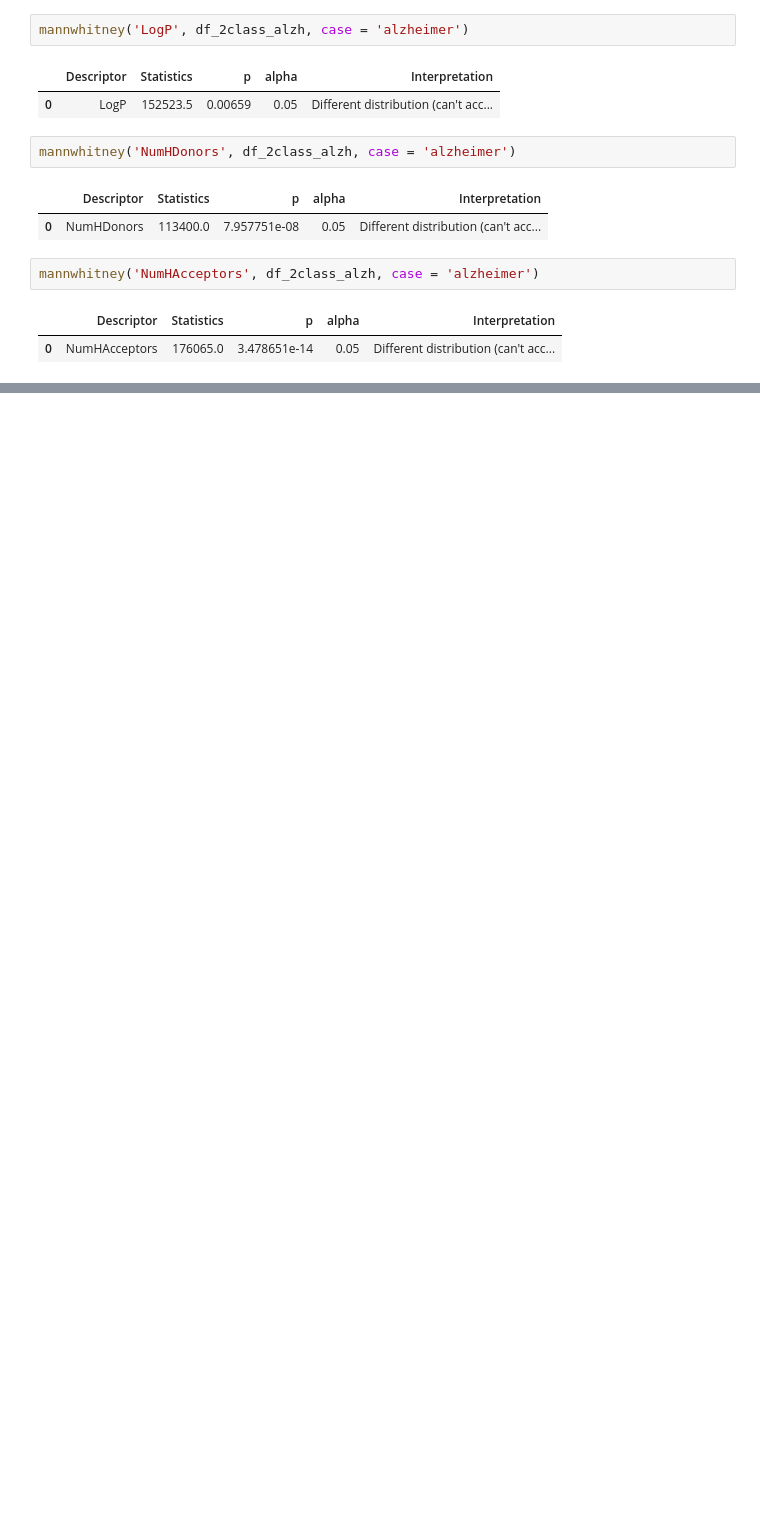
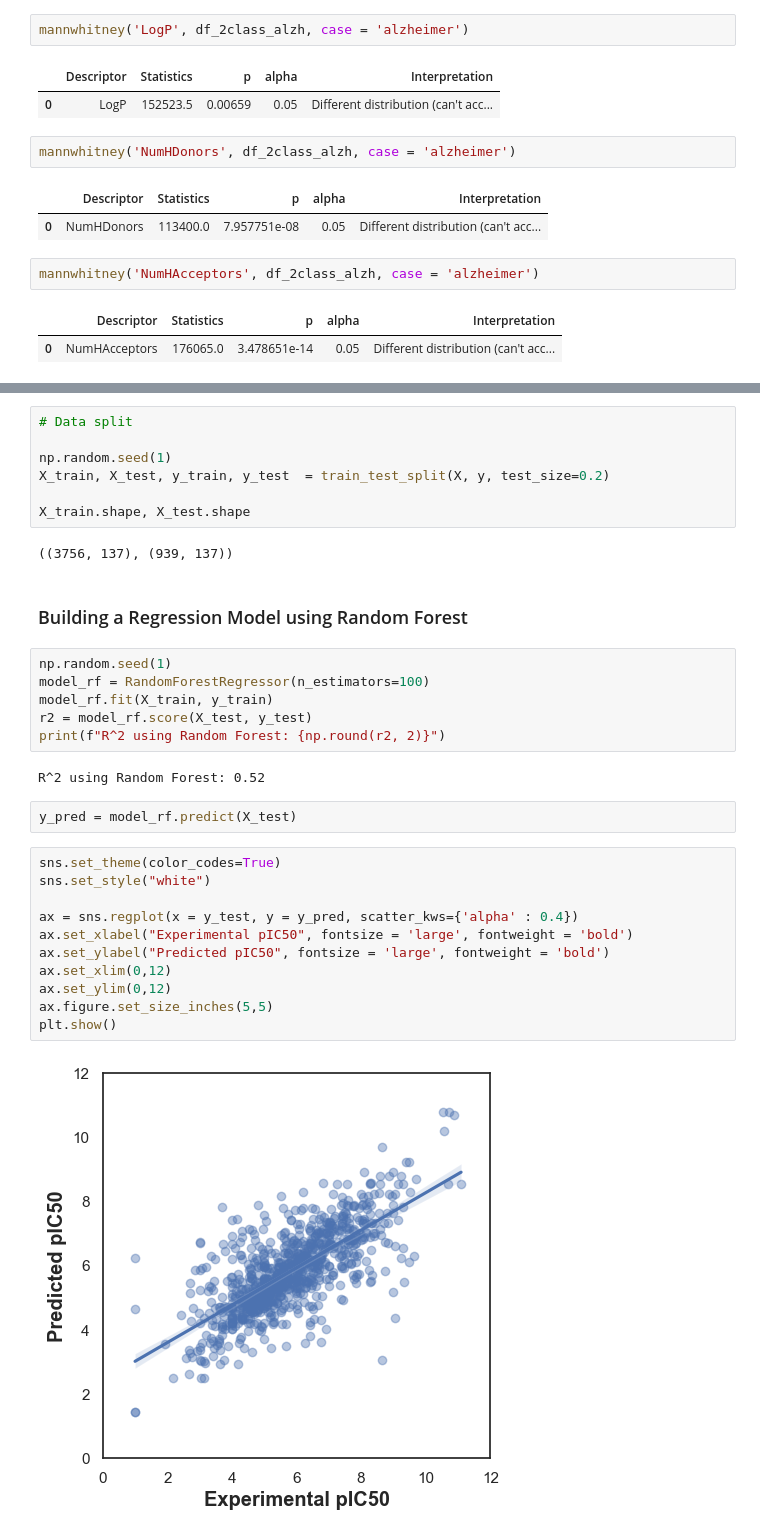
Before and after one commit to silvano315/Med-Physics, a Jupyter notebook: notebooks/Bioinformatics_project_Bioactivity_data.ipynb, the cells around one changed output, grey strips where cells are left out. Drawn from its saved outputs; the diff is of its cells as text; blank space fills up the shorter version.

Commit message:
model building added

```diff
--- a/notebooks/Bioinformatics_project_Bioactivity_data.ipynb
+++ b/notebooks/Bioinformatics_project_Bioactivity_data.ipynb
@@ -1129,0 +1216,34 @@ mannwhitney('NumHAcceptors', df_2class_alzh, case = 'alzheimer')
+# %%
+# Data split
+
+np.random.seed(1)
+X_train, X_test, y_train, y_test  = train_test_split(X, y, test_size=0.2)
+
+X_train.shape, X_test.shape
+# %% [output]
+((3756, 137), (939, 137))
+# %% [markdown]
+###  Building a Regression Model using Random Forest
+# %%
+np.random.seed(1)
+model_rf = RandomForestRegressor(n_estimators=100)
+model_rf.fit(X_train, y_train)
+r2 = model_rf.score(X_test, y_test)
+print(f"R^2 using Random Forest: {np.round(r2, 2)}")
+# %% [output]
+R^2 using Random Forest: 0.52
+# %%
+y_pred = model_rf.predict(X_test)
+# %%
+sns.set_theme(color_codes=True)
+sns.set_style("white")
+
+ax = sns.regplot(x = y_test, y = y_pred, scatter_kws={'alpha' : 0.4})
+ax.set_xlabel("Experimental pIC50", fontsize = 'large', fontweight = 'bold')
+ax.set_ylabel("Predicted pIC50", fontsize = 'large', fontweight = 'bold')
+ax.set_xlim(0,12)
+ax.set_ylim(0,12)
+ax.figure.set_size_inches(5,5)
+plt.show()
+# %% [output]
+[figure, added]
```
Also changed, not shown: parts of 11 cells of this notebook.
